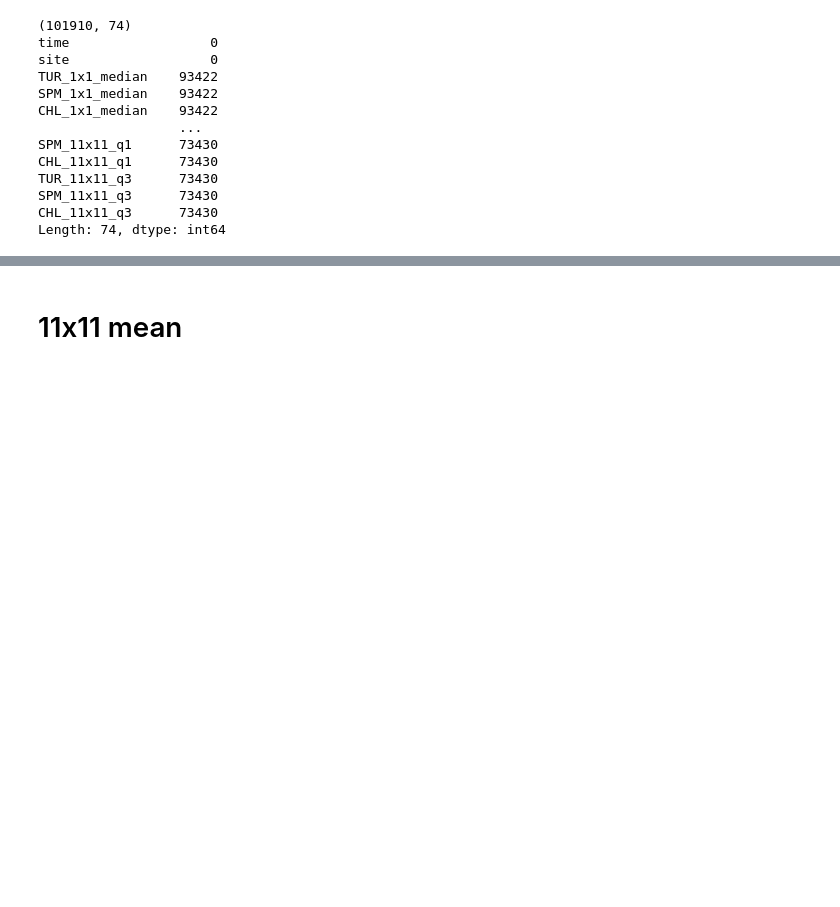
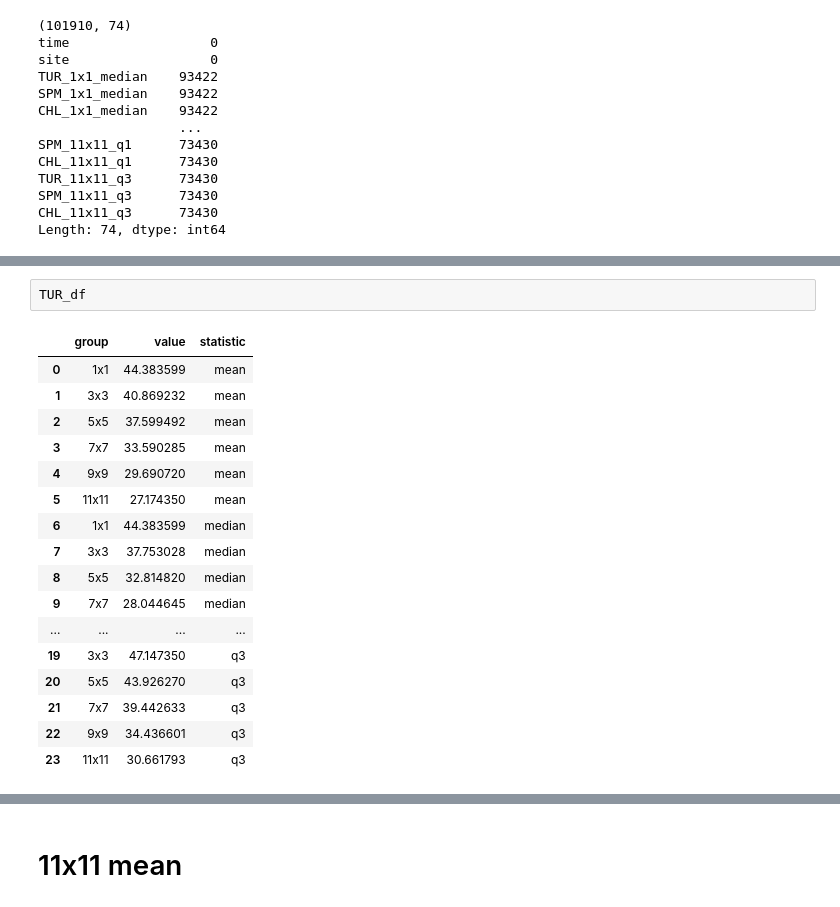
Before and after one commit to gravity948/capstone-project-sewage-pollution, a Jupyter notebook: EDA.ipynb, the cells around one changed output, grey strips where cells are left out. Saved outputs shown, nothing was run; the diff lists cells and outputs as text; blank space fills up the shorter version.

```diff
--- a/EDA.ipynb
+++ b/EDA.ipynb
@@ -134,0 +108,20 @@ plt.show()
+# %%
+TUR_df
+# %% [output]
+|  | group | value | statistic |
+| 0 | 1x1 | 44.383599 | mean |
+| 1 | 3x3 | 40.869232 | mean |
+| 2 | 5x5 | 37.599492 | mean |
+| 3 | 7x7 | 33.590285 | mean |
+| 4 | 9x9 | 29.690720 | mean |
+| 5 | 11x11 | 27.174350 | mean |
+| 6 | 1x1 | 44.383599 | median |
+| 7 | 3x3 | 37.753028 | median |
+| 8 | 5x5 | 32.814820 | median |
+| 9 | 7x7 | 28.044645 | median |
+| ... | ... | ... | ... |
+| 19 | 3x3 | 47.147350 | q3 |
+| 20 | 5x5 | 43.926270 | q3 |
+| 21 | 7x7 | 39.442633 | q3 |
+| 22 | 9x9 | 34.436601 | q3 |
+| 23 | 11x11 | 30.661793 | q3 |
```
Also changed, not shown: parts of 11 cells of this notebook, 1 other file.
